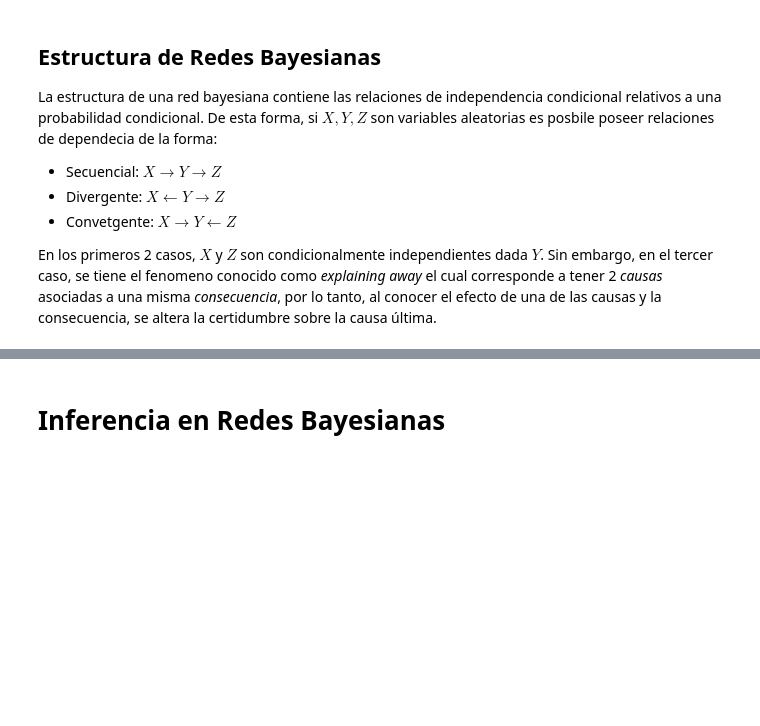
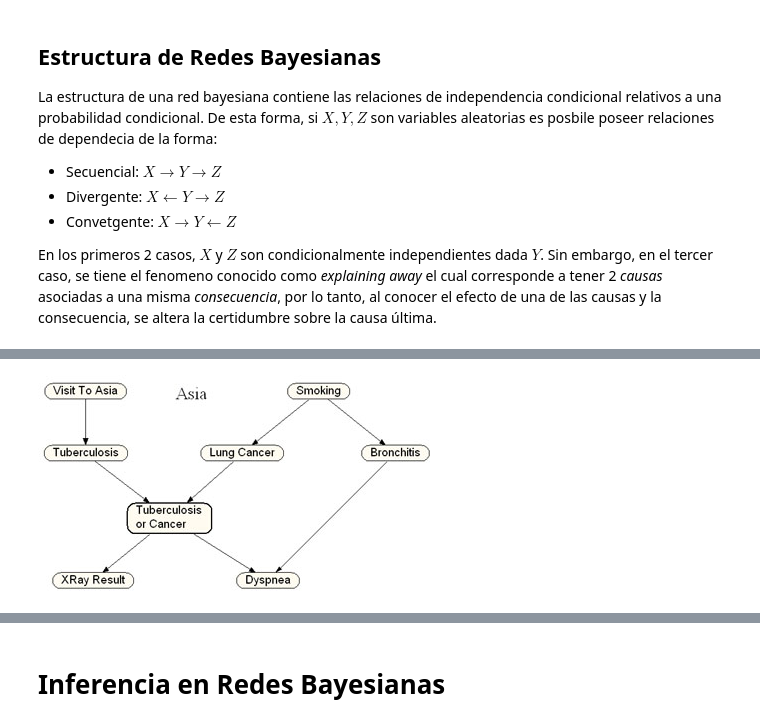
Before and after one commit to GAMES-UChile/Curso-BancoEstado, a Jupyter notebook: modulo9/modulo9.ipynb, the cells around one changed output, grey strips where cells are left out. Cells and saved outputs as stored; diff of their text form; code cells hidden in the pictures; blank space fills up the shorter version.

```diff
--- a/modulo9/modulo9.ipynb
+++ b/modulo9/modulo9.ipynb
@@ -269,0 +275,5 @@ En los primeros 2 casos, $X$ y $Z$ son condicionalmente independientes dada $Y$.
+# %%
+from IPython.display import Image
+Image('Asia.jpg')
+# %% [output]
+[figure, added]
```
Also changed, not shown: parts of 11 cells of this notebook.
